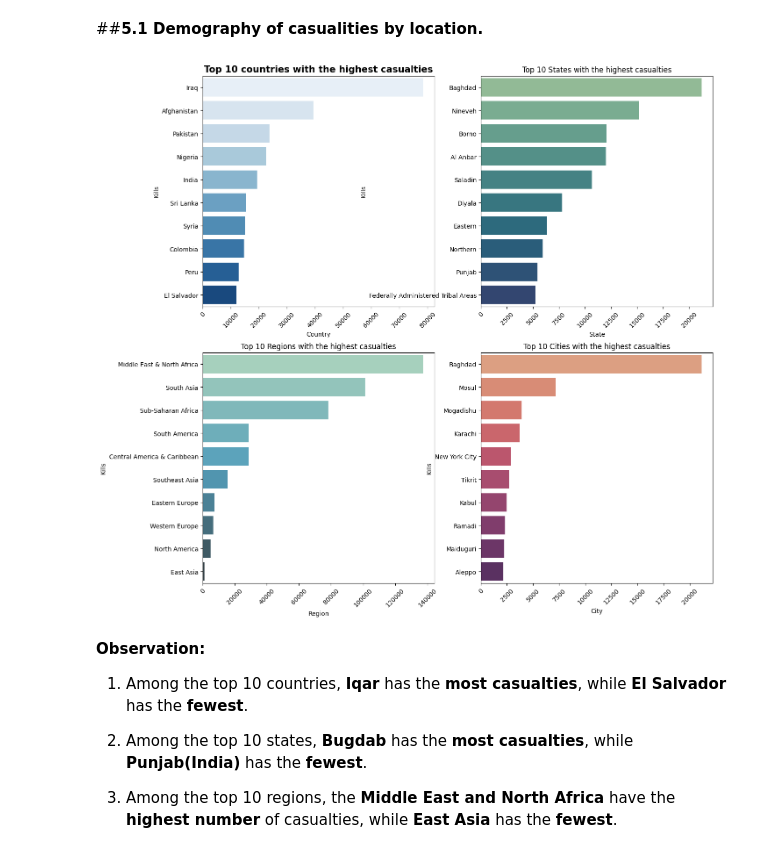
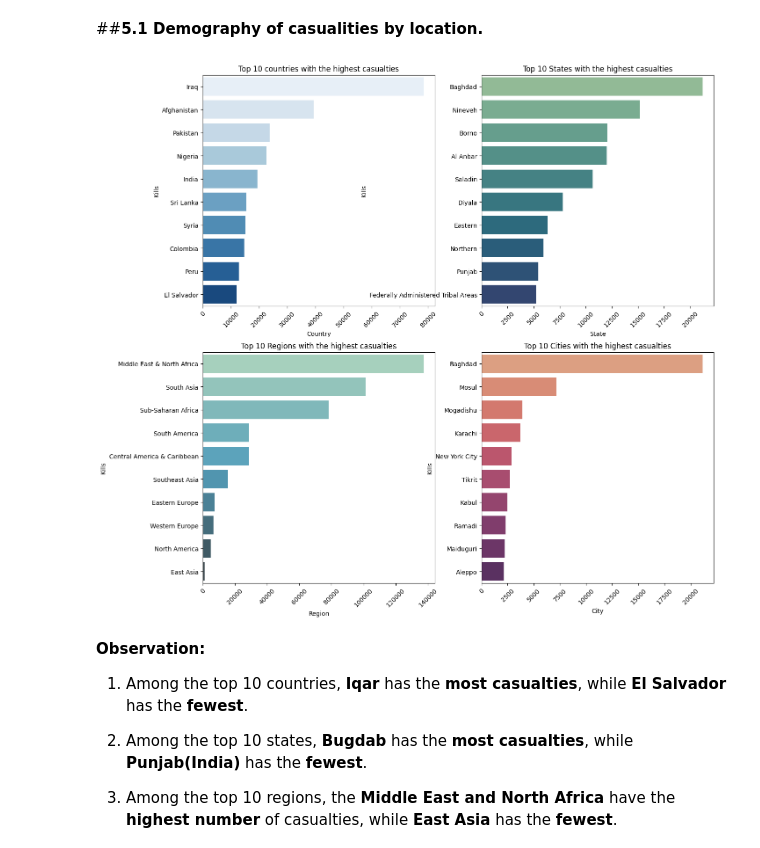
Before and after one commit to dacenish/EDA-Global-terrorism, a Jupyter notebook: Capstone_Project_Global_terrorism_EDA_by_Danish_Zia.ipynb, the cells around one changed output. Cells and saved outputs as stored; diff of their text form; code cells hidden in the pictures.

```diff
--- a/Capstone_Project_Global_terrorism_EDA_by_Danish_Zia.ipynb
+++ b/Capstone_Project_Global_terrorism_EDA_by_Danish_Zia.ipynb
@@ -289,40 +290,40 @@ plt.subplot(2,2,1)
 sns.barplot(y=top_countries.index, x=top_countries.values, palette = 'Blues', orient = 'h')
 plt.xlabel('Country')
 plt.ylabel('Kills')
-plt.title('Top 10 countries with the highest casualties', fontsize=15, fontweight='bold')
+plt.title('Top 10 countries with the highest casualties')
 plt.xticks(rotation = 45)
 
 # Plot Subplot of States and add respective lables and tiltes
 plt.subplot(2,2,2)
 sns.barplot(y=top_states.index, x=top_states.values, palette = 'crest', orient = 'h')
 plt.xlabel('State')
 plt.ylabel('Kills')
 plt.title('Top 10 States with the highest casualties')
 plt.xticks(rotation=45)
 
 # Plot Subplot of Regions and add respective lables and tiltes
 plt.subplot(2,2,3)
 sns.barplot(y=top_regions.index, x=top_regions.values, palette = 'GnBu_d', orient = 'h')
 plt.xlabel('Region')
 plt.ylabel('Kills')
 plt.title('Top 10 Regions with the highest casualties')
 plt.xticks(rotation=45)
 
 # Plot Subplot of Cities and add respective lables and tiltes
 plt.subplot(2,2,4)
 sns.barplot(y=top_cities.index, x=top_cities.values, palette = 'flare', orient = 'h')
 plt.xlabel('City')
 plt.ylabel('Kills')
 plt.title('Top 10 Cities with the highest casualties')
 plt.xticks(rotation=45)
 
 # Set plot size
 plt.gcf().set_size_inches(15,15)
 
 # Display plot
 plt.show()
 # %% [output]
-[figure, old version]
+[figure, new version]
 # %% [markdown]
 **Observation:**
 
```
Also changed, not shown: parts of 2 cells of this notebook.
